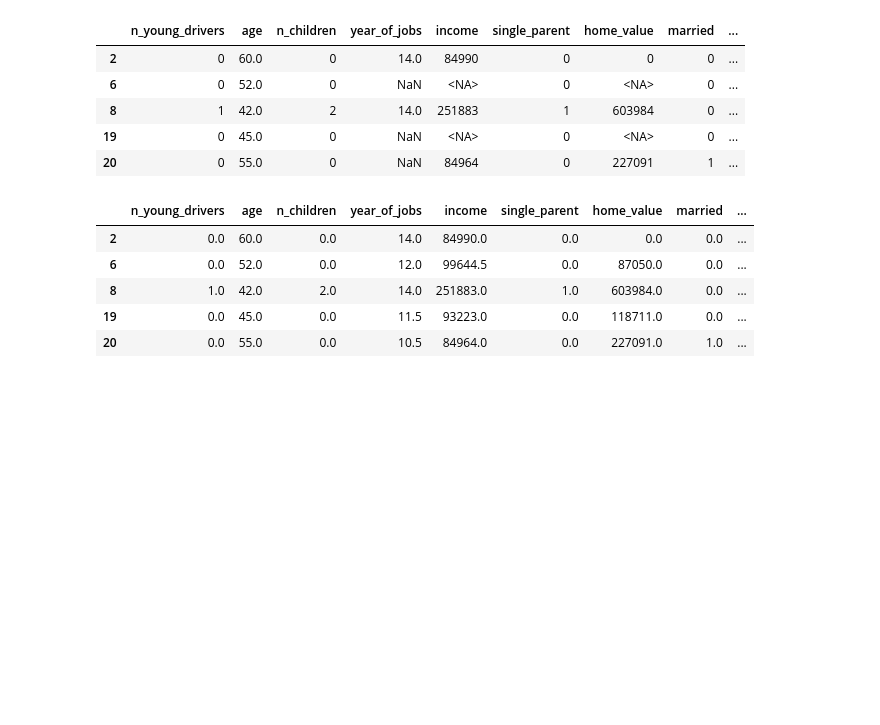
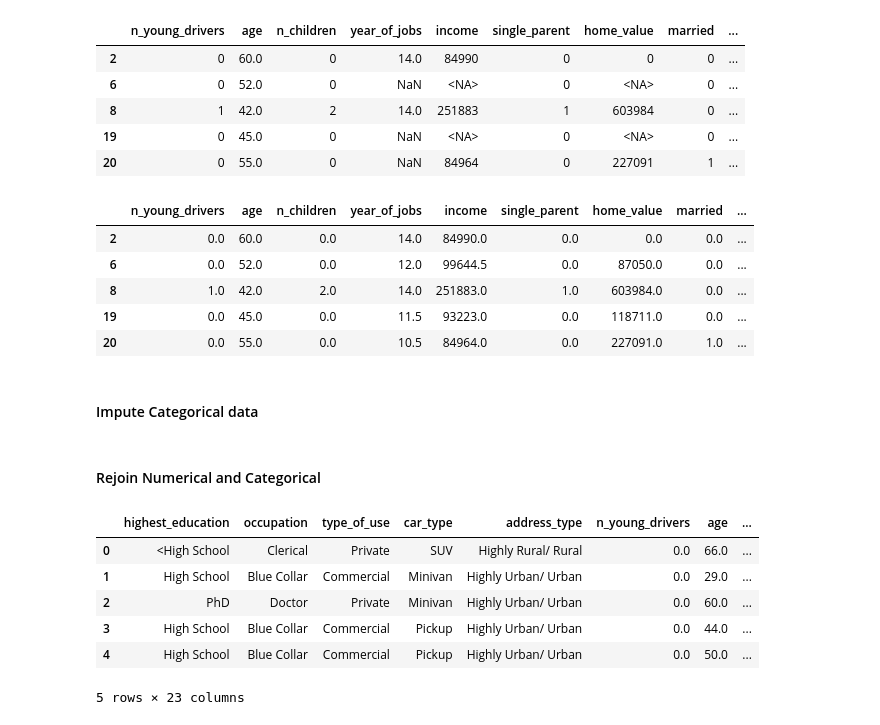
Before and after one commit to hatunglam/kaggle-projects, a Jupyter notebook: car_insurance/main.ipynb, the cells around one changed output. Saved outputs shown, nothing was run; the diff lists cells and outputs as text; code cells hidden in the pictures; blank space fills up the shorter version.

Commit message:
imputed full

```diff
--- a/car_insurance/main.ipynb
+++ b/car_insurance/main.ipynb
@@ -339,3 +341,29 @@ imputed_df.head()
 | 8 | 1.0 | 42.0 | 2.0 | 14.0 | 251883.0 | 1.0 | 603984.0 | 0.0 | ... |
 | 19 | 0.0 | 45.0 | 0.0 | 11.5 | 93223.0 | 0.0 | 118711.0 | 0.0 | ... |
 | 20 | 0.0 | 55.0 | 0.0 | 10.5 | 84964.0 | 0.0 | 227091.0 | 1.0 | ... |
+# %% [markdown]
+#### Impute Categorical data
+# %%
+simple_imputer = SimpleImputer(strategy="most_frequent")
+
+def categorical_imputer(data, cols, imputer):
+    data = data[cols]
+    data_imputed = pd.DataFrame(imputer.fit_transform(data))
+    data_imputed.columns = data.columns
+    return data_imputed
+
+cat_data_imputed = categorical_imputer(X_train, cat_cols, simple_imputer)
+# %% [markdown]
+#### Rejoin Numerical and Categorical
+# %%
+trained_imputed_df = pd.concat([cat_data_imputed, numeric_data_imputed], axis=1)
+# %%
+trained_imputed_df.head()
+# %% [output]
+|  | highest_education | occupation | type_of_use | car_type | address_type | n_young_drivers | age | ... |
+| 0 | <High School | Clerical | Private | SUV | Highly Rural/ Rural | 0.0 | 66.0 | ... |
+| 1 | High School | Blue Collar | Commercial | Minivan | Highly Urban/ Urban | 0.0 | 29.0 | ... |
+| 2 | PhD | Doctor | Private | Minivan | Highly Urban/ Urban | 0.0 | 60.0 | ... |
+| 3 | High School | Blue Collar | Commercial | Pickup | Highly Urban/ Urban | 0.0 | 44.0 | ... |
+| 4 | High School | Blue Collar | Commercial | Pickup | Highly Urban/ Urban | 0.0 | 50.0 | ... |
+5 rows × 23 columns
```
Also changed, not shown: parts of 3 cells of this notebook.
